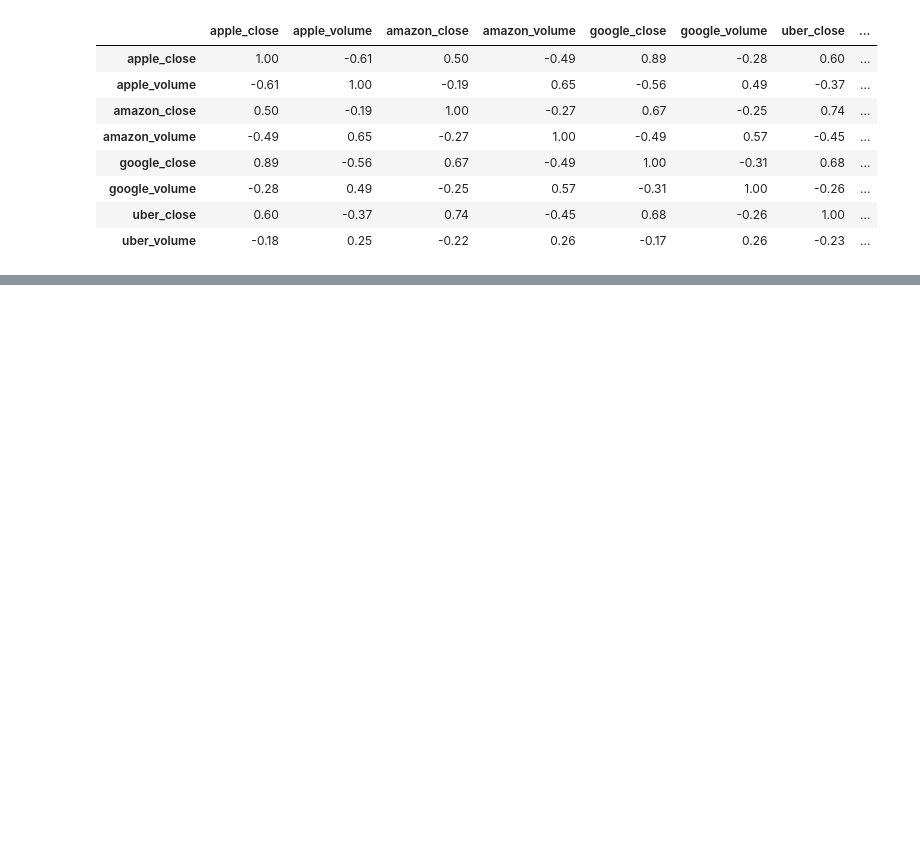
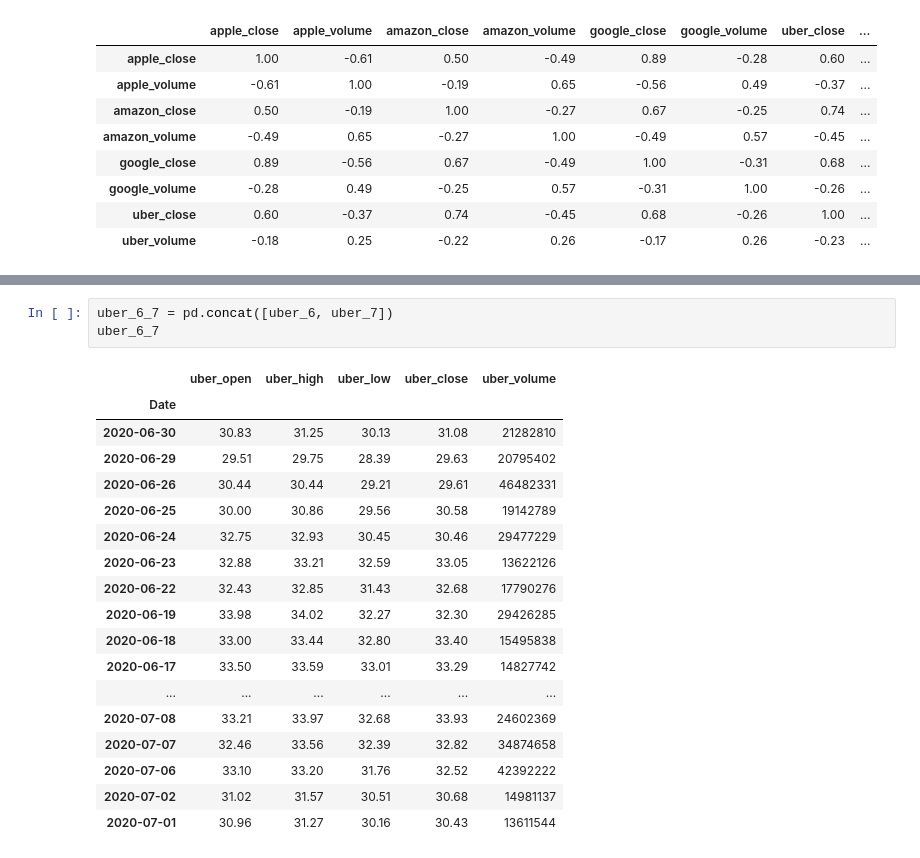
Before and after one commit to WestianPKl/data-science, a Jupyter notebook: 01_wprowadzenie/04_laczenie_danych.ipynb, the cells around one changed output, grey strips where cells are left out. Saved outputs shown, nothing was run; the diff lists cells and outputs as text; blank space fills up the shorter version.

```diff
--- a/01_wprowadzenie/04_laczenie_danych.ipynb
+++ b/01_wprowadzenie/04_laczenie_danych.ipynb
@@ -154,0 +209,22 @@ df[closes].corr()
+# %%
+uber_6_7 = pd.concat([uber_6, uber_7])
+uber_6_7
+# %% [output]
+|  | uber_open | uber_high | uber_low | uber_close | uber_volume |
+| Date |  |  |  |  |  |
+| 2020-06-30 | 30.83 | 31.25 | 30.13 | 31.08 | 21282810 |
+| 2020-06-29 | 29.51 | 29.75 | 28.39 | 29.63 | 20795402 |
+| 2020-06-26 | 30.44 | 30.44 | 29.21 | 29.61 | 46482331 |
+| 2020-06-25 | 30.00 | 30.86 | 29.56 | 30.58 | 19142789 |
+| 2020-06-24 | 32.75 | 32.93 | 30.45 | 30.46 | 29477229 |
+| 2020-06-23 | 32.88 | 33.21 | 32.59 | 33.05 | 13622126 |
+| 2020-06-22 | 32.43 | 32.85 | 31.43 | 32.68 | 17790276 |
+| 2020-06-19 | 33.98 | 34.02 | 32.27 | 32.30 | 29426285 |
+| 2020-06-18 | 33.00 | 33.44 | 32.80 | 33.40 | 15495838 |
+| 2020-06-17 | 33.50 | 33.59 | 33.01 | 33.29 | 14827742 |
+| ... | ... | ... | ... | ... | ... |
+| 2020-07-08 | 33.21 | 33.97 | 32.68 | 33.93 | 24602369 |
+| 2020-07-07 | 32.46 | 33.56 | 32.39 | 32.82 | 34874658 |
+| 2020-07-06 | 33.10 | 33.20 | 31.76 | 32.52 | 42392222 |
+| 2020-07-02 | 31.02 | 31.57 | 30.51 | 30.68 | 14981137 |
+| 2020-07-01 | 30.96 | 31.27 | 30.16 | 30.43 | 13611544 |
```
Also changed, not shown: parts of 5 cells of this notebook.
